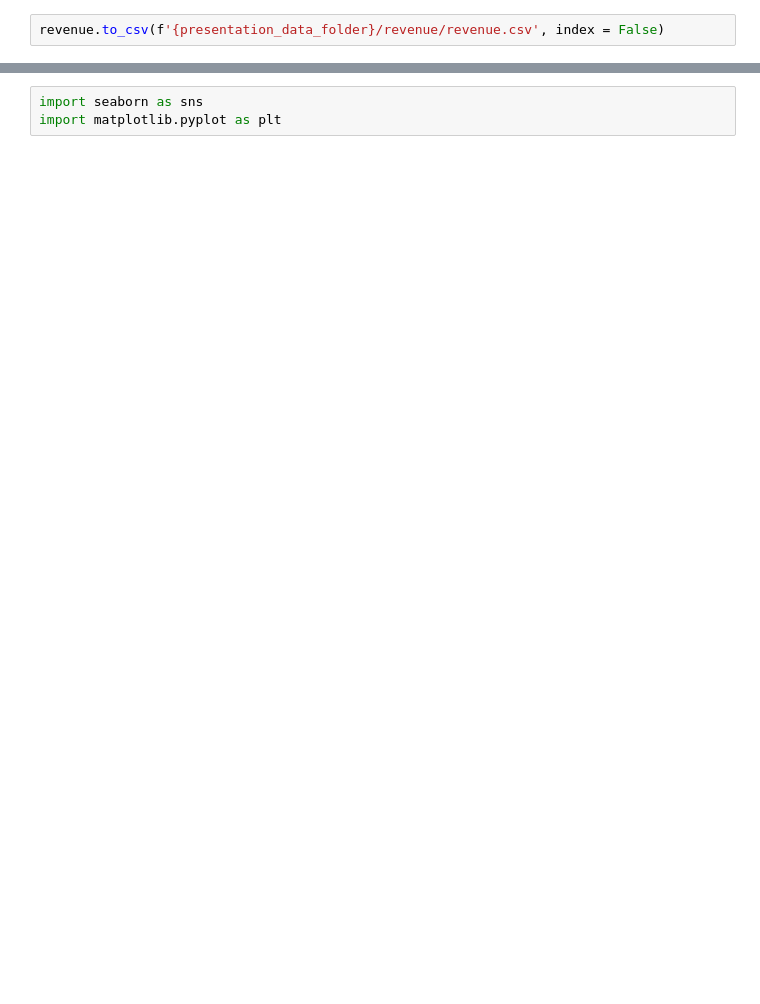
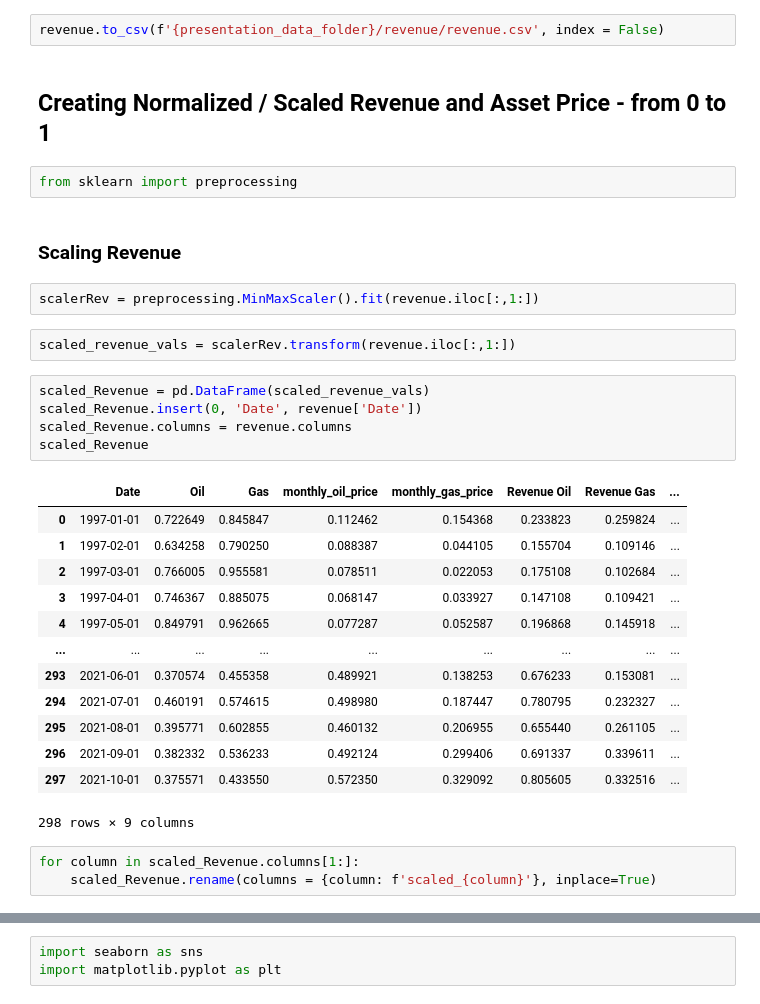
Before and after one commit to mishaun/PBT-Asset-Evaluation---Data-Analytics, a Jupyter notebook: 1. Ingest Data & Transform.ipynb, the cells around one changed output, grey strips where cells are left out. Cells and saved outputs as stored; diff of their text form; blank space fills up the shorter version.

```diff
--- a/1. Ingest Data & Transform.ipynb
+++ b/1. Ingest Data & Transform.ipynb
@@ -253,2 +267,34 @@ revenue
 # %%
 revenue.to_csv(f'{presentation_data_folder}/revenue/revenue.csv', index = False)
+# %% [markdown]
+## Creating Normalized / Scaled Revenue and Asset Price -  from 0 to 1
+# %%
+from sklearn import preprocessing
+# %% [markdown]
+### Scaling Revenue
+# %%
+scalerRev = preprocessing.MinMaxScaler().fit(revenue.iloc[:,1:])
+# %%
+scaled_revenue_vals = scalerRev.transform(revenue.iloc[:,1:])
+# %%
+scaled_Revenue = pd.DataFrame(scaled_revenue_vals)
+scaled_Revenue.insert(0, 'Date', revenue['Date'])
+scaled_Revenue.columns = revenue.columns
+scaled_Revenue
+# %% [output]
+|  | Date | Oil | Gas | monthly_oil_price | monthly_gas_price | Revenue Oil | Revenue Gas | ... |
+| 0 | 1997-01-01 | 0.722649 | 0.845847 | 0.112462 | 0.154368 | 0.233823 | 0.259824 | ... |
+| 1 | 1997-02-01 | 0.634258 | 0.790250 | 0.088387 | 0.044105 | 0.155704 | 0.109146 | ... |
+| 2 | 1997-03-01 | 0.766005 | 0.955581 | 0.078511 | 0.022053 | 0.175108 | 0.102684 | ... |
+| 3 | 1997-04-01 | 0.746367 | 0.885075 | 0.068147 | 0.033927 | 0.147108 | 0.109421 | ... |
+| 4 | 1997-05-01 | 0.849791 | 0.962665 | 0.077287 | 0.052587 | 0.196868 | 0.145918 | ... |
+| ... | ... | ... | ... | ... | ... | ... | ... | ... |
+| 293 | 2021-06-01 | 0.370574 | 0.455358 | 0.489921 | 0.138253 | 0.676233 | 0.153081 | ... |
+| 294 | 2021-07-01 | 0.460191 | 0.574615 | 0.498980 | 0.187447 | 0.780795 | 0.232327 | ... |
+| 295 | 2021-08-01 | 0.395771 | 0.602855 | 0.460132 | 0.206955 | 0.655440 | 0.261105 | ... |
+| 296 | 2021-09-01 | 0.382332 | 0.536233 | 0.492124 | 0.299406 | 0.691337 | 0.339611 | ... |
+| 297 | 2021-10-01 | 0.375571 | 0.433550 | 0.572350 | 0.329092 | 0.805605 | 0.332516 | ... |
+298 rows × 9 columns
+# %%
+for column in scaled_Revenue.columns[1:]:
+    scaled_Revenue.rename(columns = {column: f'scaled_{column}'}, inplace=True)
```
Also changed, not shown: parts of 11 cells of this notebook, 10 other files.
